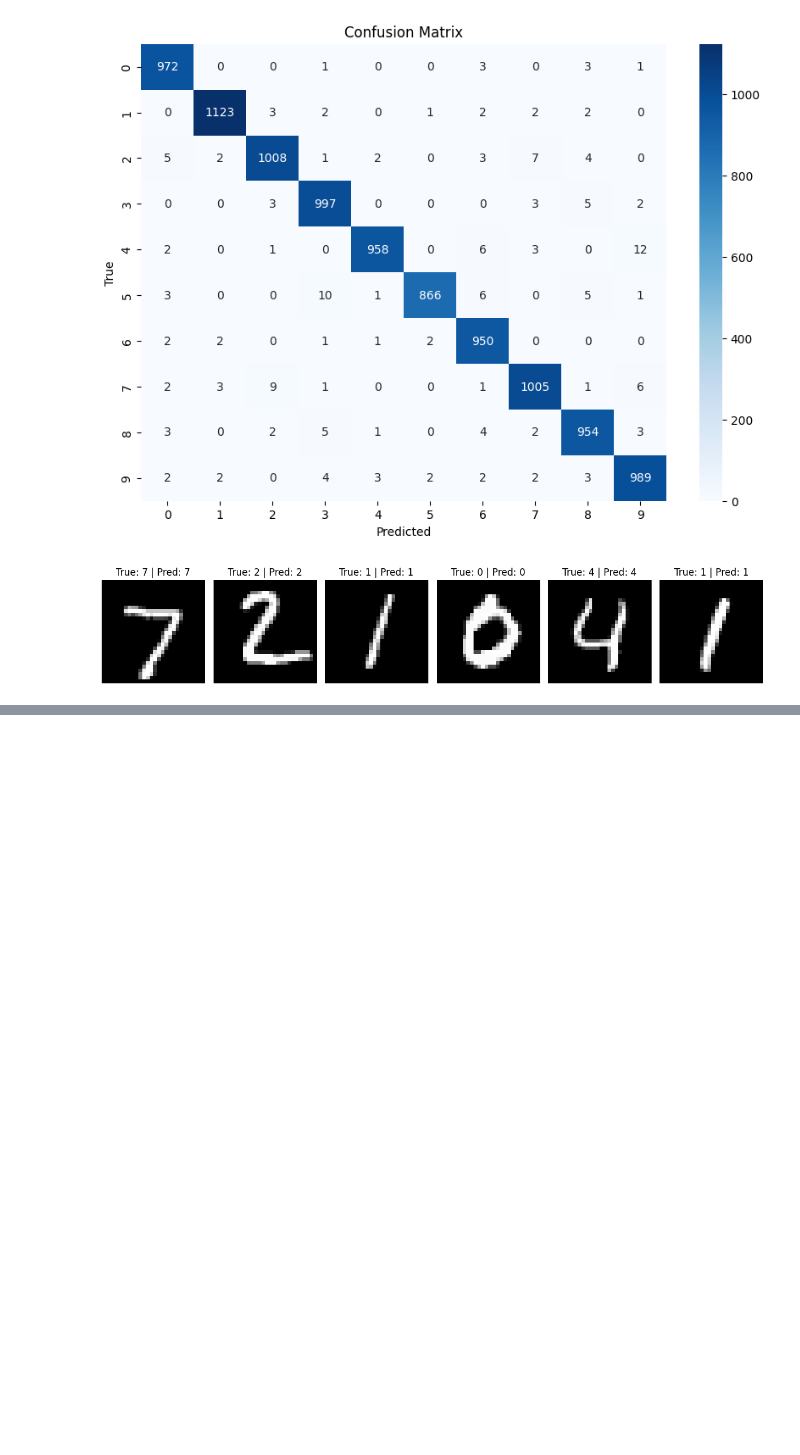
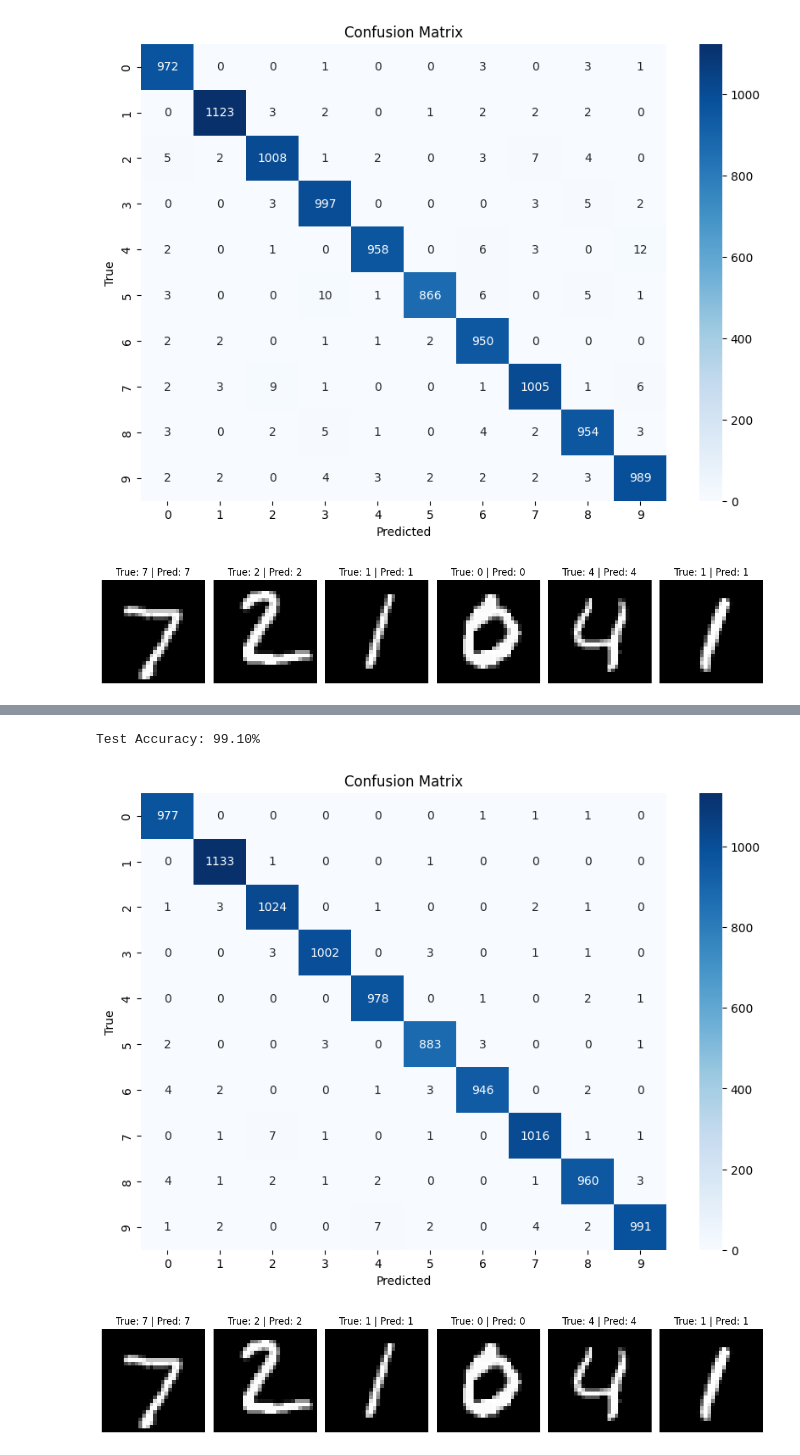
Before and after one commit to MennaMagdie/Machine-Learning-Labs, a Jupyter notebook: digit-recognition-system/neural_networks.ipynb, the cells around one changed output, grey strips where cells are left out. Cells and saved outputs as stored; diff of their text form; code cells hidden in the pictures; blank space fills up the shorter version.

```diff
--- a/digit-recognition-system/neural_networks.ipynb
+++ b/digit-recognition-system/neural_networks.ipynb
@@ -1216,0 +1500,6 @@ Test Accuracy: 98.22%
+# %%
+test_cnn(modelCNN, test_loader)
+# %% [output]
+Test Accuracy: 99.10%
+[figure, added]
+[figure, added]
```
Also changed, not shown: parts of 30 cells of this notebook.
